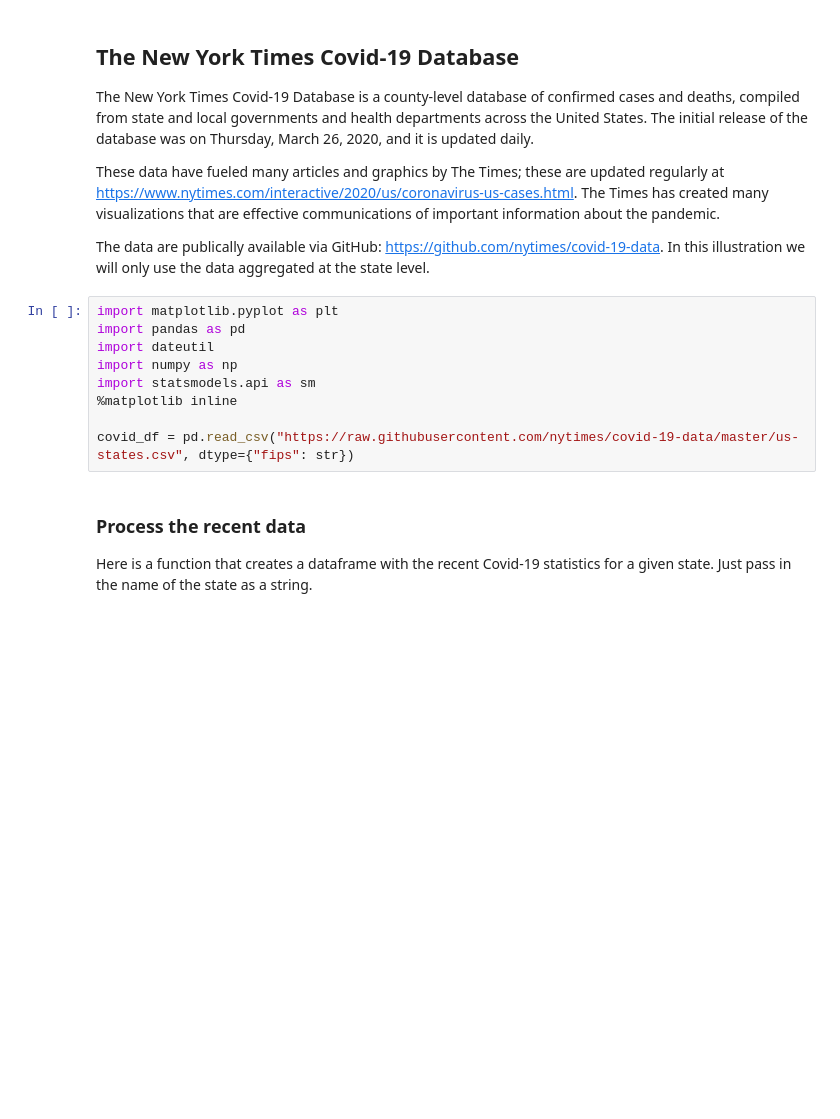
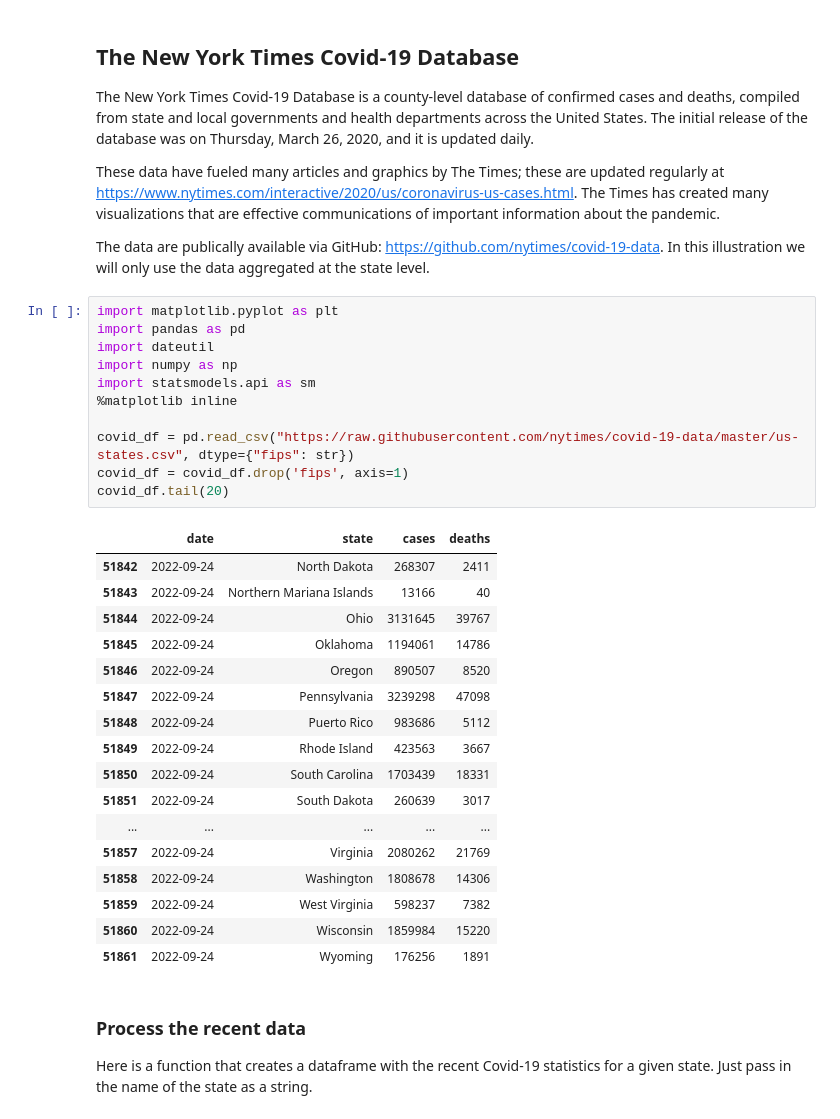
Before and after one commit to YData123/sds265-fa22, a Jupyter notebook: demos/covid-trends-bias-variance/covid-trends-bias-variance.ipynb, the cells around one changed output. Saved outputs shown, nothing was run; the diff lists cells and outputs as text; blank space fills up the shorter version.

```diff
--- a/demos/covid-trends-bias-variance/covid-trends-bias-variance.ipynb
+++ b/demos/covid-trends-bias-variance/covid-trends-bias-variance.ipynb
@@ -15,12 +15,32 @@ the data aggregated at the state level.
 # %%
 import matplotlib.pyplot as plt
 import pandas as pd
 import dateutil
 import numpy as np
 import statsmodels.api as sm
 %matplotlib inline
 
 covid_df = pd.read_csv("https://raw.githubusercontent.com/nytimes/covid-19-data/master/us-states.csv", dtype={"fips": str})
+covid_df = covid_df.drop('fips', axis=1)
+covid_df.tail(20)
+# %% [output]
+|  | date | state | cases | deaths |
+| 51842 | 2022-09-24 | North Dakota | 268307 | 2411 |
+| 51843 | 2022-09-24 | Northern Mariana Islands | 13166 | 40 |
+| 51844 | 2022-09-24 | Ohio | 3131645 | 39767 |
+| 51845 | 2022-09-24 | Oklahoma | 1194061 | 14786 |
+| 51846 | 2022-09-24 | Oregon | 890507 | 8520 |
+| 51847 | 2022-09-24 | Pennsylvania | 3239298 | 47098 |
+| 51848 | 2022-09-24 | Puerto Rico | 983686 | 5112 |
+| 51849 | 2022-09-24 | Rhode Island | 423563 | 3667 |
+| 51850 | 2022-09-24 | South Carolina | 1703439 | 18331 |
+| 51851 | 2022-09-24 | South Dakota | 260639 | 3017 |
+| ... | ... | ... | ... | ... |
+| 51857 | 2022-09-24 | Virginia | 2080262 | 21769 |
+| 51858 | 2022-09-24 | Washington | 1808678 | 14306 |
+| 51859 | 2022-09-24 | West Virginia | 598237 | 7382 |
+| 51860 | 2022-09-24 | Wisconsin | 1859984 | 15220 |
+| 51861 | 2022-09-24 | Wyoming | 176256 | 1891 |
 # %% [markdown]
 ### Process the recent data
 
```
Also changed, not shown: parts of 6 cells of this notebook, 1 other file.
